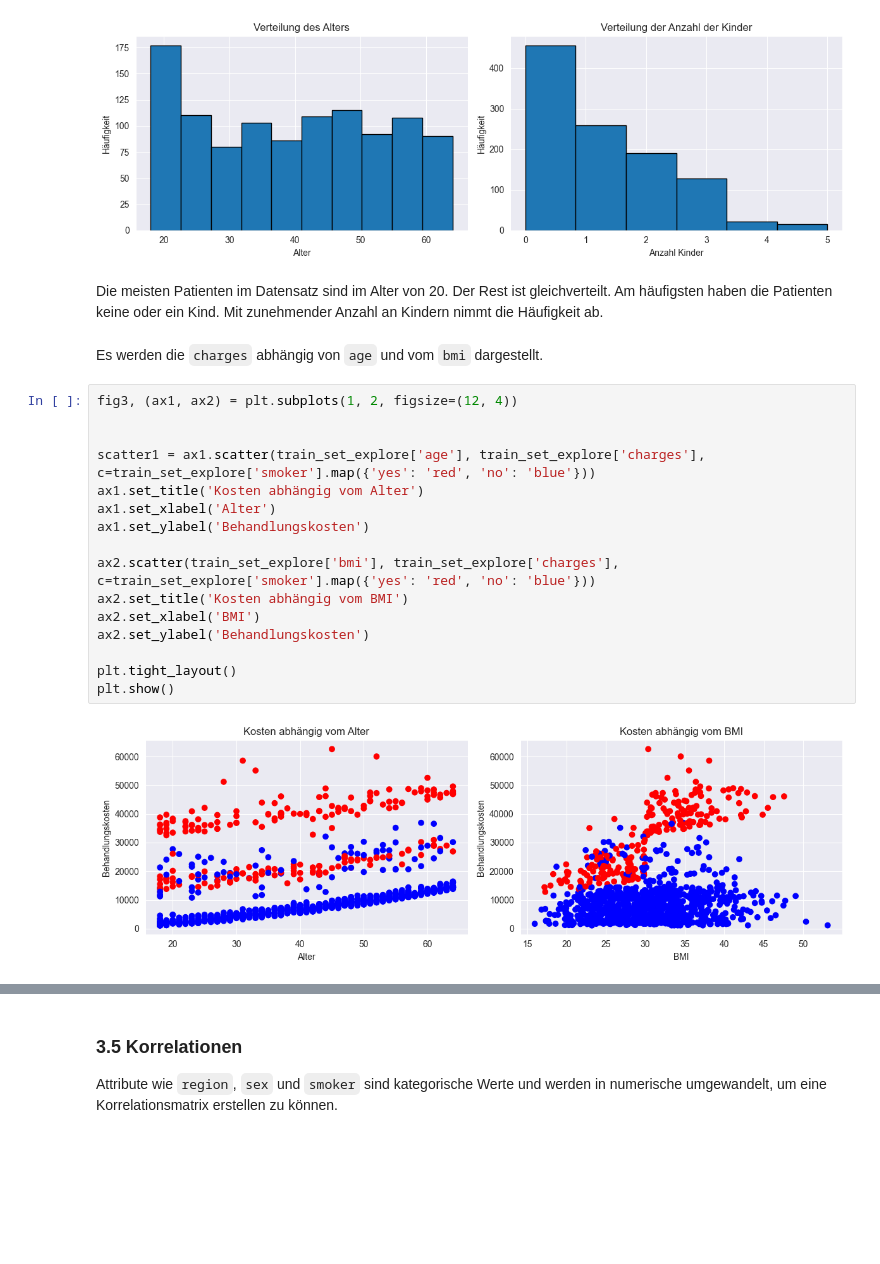
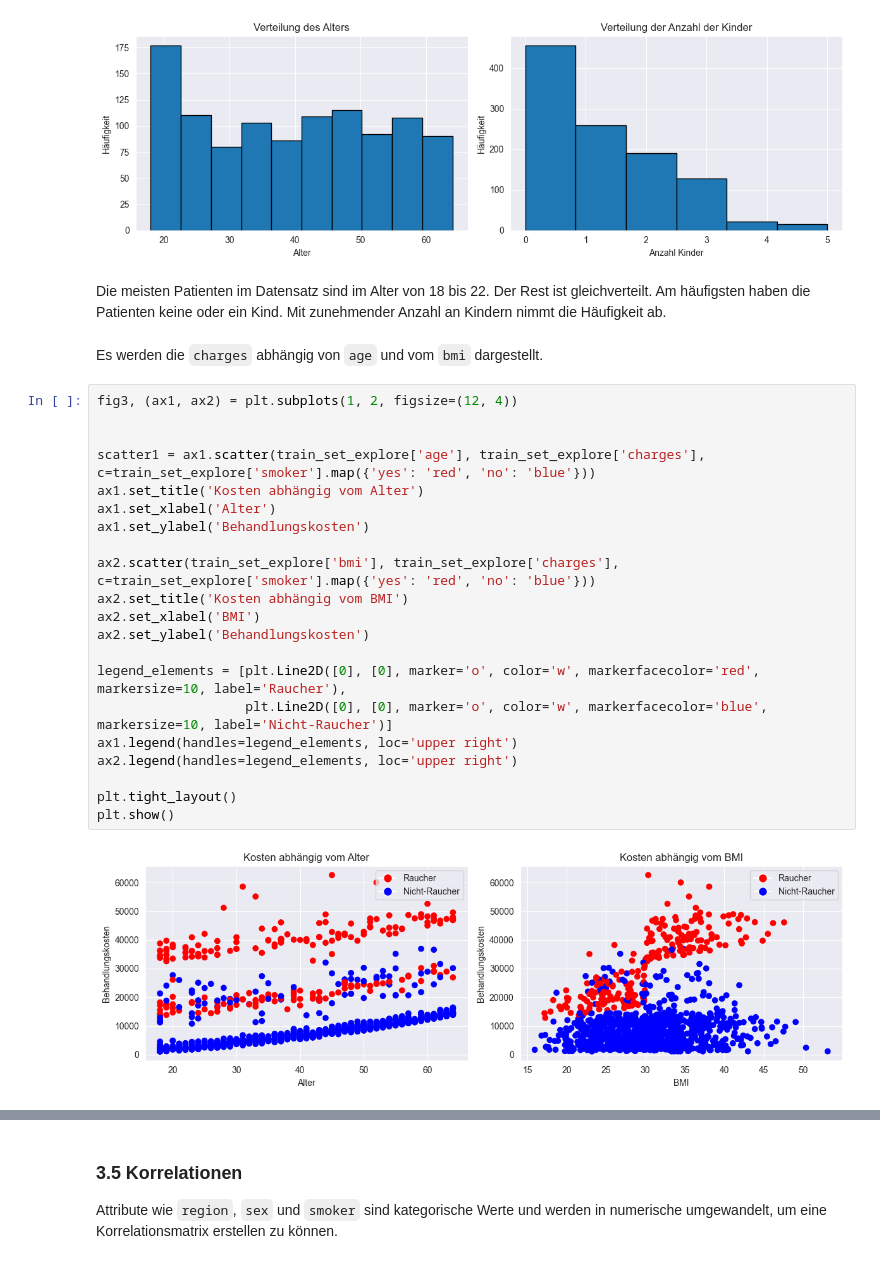
Before and after one commit to raaamk/ML_SoSe24, a Jupyter notebook: src/Assignments/Group Project/Medical Treatment Cost Estimation.ipynb, the cells around one changed output, grey strips where cells are left out. Drawn from its saved outputs; the diff is of its cells as text; blank space fills up the shorter version.

```diff
--- a/src/Assignments/Group Project/Medical Treatment Cost Estimation.ipynb
+++ b/src/Assignments/Group Project/Medical Treatment Cost Estimation.ipynb
@@ -425,25 +456,30 @@ plt.show()
 # %% [output]
 [figure]
 # %% [markdown]
-Die meisten Patienten im Datensatz sind im Alter von 20. Der Rest ist gleichverteilt. Am häufigsten haben die Patienten keine oder ein Kind. Mit zunehmender Anzahl an Kindern nimmt die Häufigkeit ab.
+Die meisten Patienten im Datensatz sind im Alter von 18 bis 22. Der Rest ist gleichverteilt. Am häufigsten haben die Patienten keine oder ein Kind. Mit zunehmender Anzahl an Kindern nimmt die Häufigkeit ab.
 # %% [markdown]
 Es werden die `charges` abhängig von `age` und vom `bmi` dargestellt.
 # %%
 fig3, (ax1, ax2) = plt.subplots(1, 2, figsize=(12, 4))
 
 
 scatter1 = ax1.scatter(train_set_explore['age'], train_set_explore['charges'], c=train_set_explore['smoker'].map({'yes': 'red', 'no': 'blue'}))
 ax1.set_title('Kosten abhängig vom Alter')
 ax1.set_xlabel('Alter')
 ax1.set_ylabel('Behandlungskosten')
 
 ax2.scatter(train_set_explore['bmi'], train_set_explore['charges'], c=train_set_explore['smoker'].map({'yes': 'red', 'no': 'blue'}))
 ax2.set_title('Kosten abhängig vom BMI')
 ax2.set_xlabel('BMI')
 ax2.set_ylabel('Behandlungskosten')
 
+legend_elements = [plt.Line2D([0], [0], marker='o', color='w', markerfacecolor='red', markersize=10, label='Raucher'),
+                   plt.Line2D([0], [0], marker='o', color='w', markerfacecolor='blue', markersize=10, label='Nicht-Raucher')]
+ax1.legend(handles=legend_elements, loc='upper right')
+ax2.legend(handles=legend_elements, loc='upper right')
+
 plt.tight_layout()
 plt.show()
 # %% [output]
-[figure, old version]
+[figure, new version]
 # %% [markdown]
```
Also changed, not shown: parts of 41 cells of this notebook.
